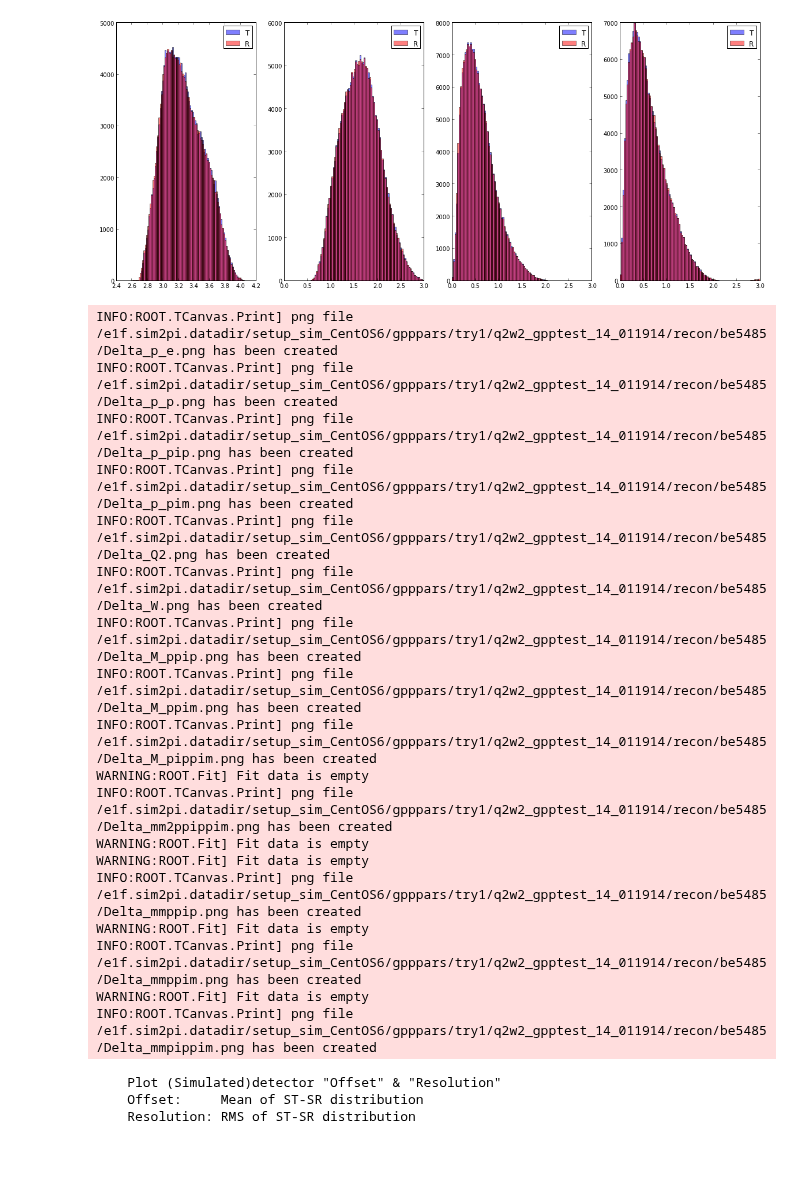
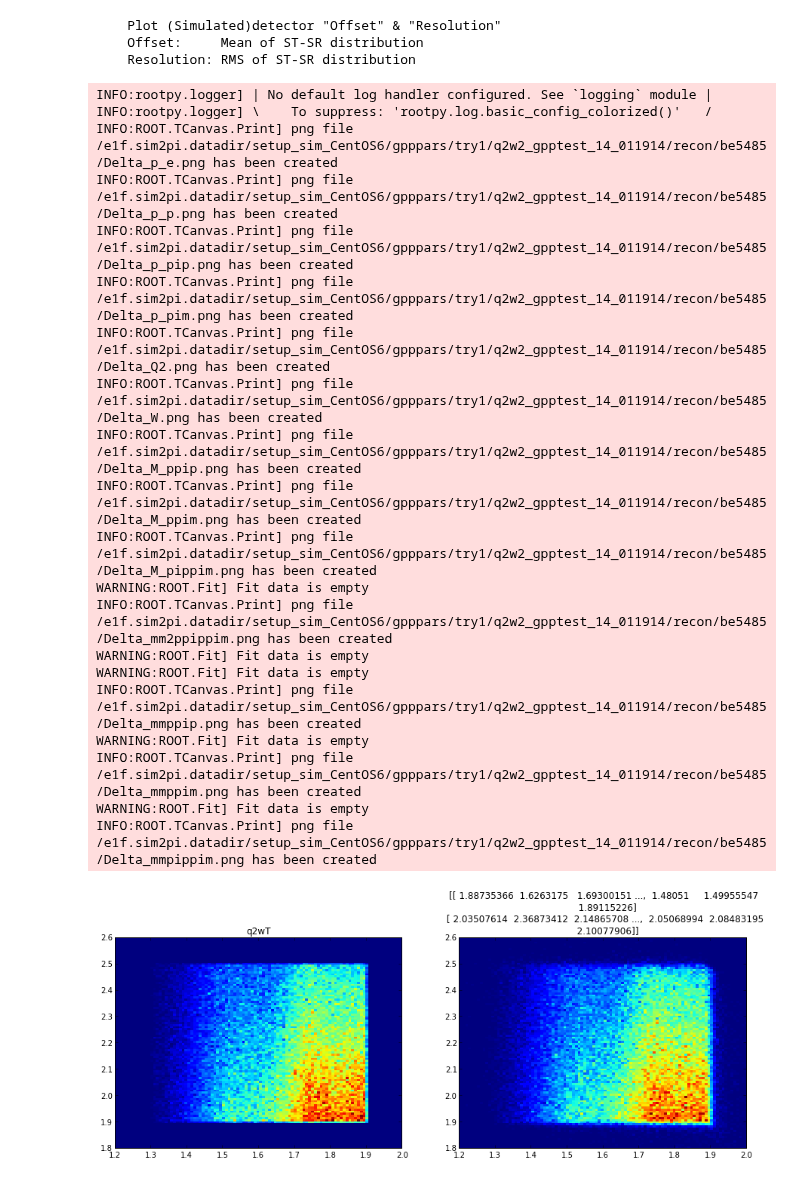
Before and after one commit to arjun-trivedi/ana2pi, a Jupyter notebook: scripts/python/nb-study_E1F_Simulation-beR-5485.ipynb, the cells around one changed output. Drawn from its saved outputs; the diff is of its cells as text; code cells hidden in the pictures.

```diff
--- a/scripts/python/nb-study_E1F_Simulation-beR-5485.ipynb
+++ b/scripts/python/nb-study_E1F_Simulation-beR-5485.ipynb
@@ -2,7 +2,7 @@
 import study_simdet_tools as sdt
 sdt.load_data(5485)
 sdt.plot_q2w()
-sdt.plot_kinematics()
+#sdt.plot_kinematics()
 means,sgmas=sdt.get_detector_resolution_and_offset()
 # %% [output]
         Load data
@@ -17,25 +12,27 @@ means,sgmas=sdt.get_detector_resolution_and_offset()
-[figure, removed]
-INFO:ROOT.TCanvas.Print] png file /e1f.sim2pi.datadir/setup_sim_CentOS6/gpppars/try1/q2w2_gpptest_14_011914/recon/be5485/Delta_p_e.png has been created
-INFO:ROOT.TCanvas.Print] png file /e1f.sim2pi.datadir/setup_sim_CentOS6/gpppars/try1/q2w2_gpptest_14_011914/recon/be5485/Delta_p_p.png has been created
-INFO:ROOT.TCanvas.Print] png file /e1f.sim2pi.datadir/setup_sim_CentOS6/gpppars/try1/q2w2_gpptest_14_011914/recon/be5485/Delta_p_pip.png has been created
-INFO:ROOT.TCanvas.Print] png file /e1f.sim2pi.datadir/setup_sim_CentOS6/gpppars/try1/q2w2_gpptest_14_011914/recon/be5485/Delta_p_pim.png has been created
-INFO:ROOT.TCanvas.Print] png file /e1f.sim2pi.datadir/setup_sim_CentOS6/gpppars/try1/q2w2_gpptest_14_011914/recon/be5485/Delta_Q2.png has been created
-INFO:ROOT.TCanvas.Print] png file /e1f.sim2pi.datadir/setup_sim_CentOS6/gpppars/try1/q2w2_gpptest_14_011914/recon/be5485/Delta_W.png has been created
-INFO:ROOT.TCanvas.Print] png file /e1f.sim2pi.datadir/setup_sim_CentOS6/gpppars/try1/q2w2_gpptest_14_011914/recon/be5485/Delta_M_ppip.png has been created
-INFO:ROOT.TCanvas.Print] png file /e1f.sim2pi.datadir/setup_sim_CentOS6/gpppars/try1/q2w2_gpptest_14_011914/recon/be5485/Delta_M_ppim.png has been created
-INFO:ROOT.TCanvas.Print] png file /e1f.sim2pi.datadir/setup_sim_CentOS6/gpppars/try1/q2w2_gpptest_14_011914/recon/be5485/Delta_M_pippim.png has been created
-WARNING:ROOT.Fit] Fit data is empty
-INFO:ROOT.TCanvas.Print] png file /e1f.sim2pi.datadir/setup_sim_CentOS6/gpppars/try1/q2w2_gpptest_14_011914/recon/be5485/Delta_mm2ppippim.png has been created
-WARNING:ROOT.Fit] Fit data is empty
-WARNING:ROOT.Fit] Fit data is empty
-INFO:ROOT.TCanvas.Print] png file /e1f.sim2pi.datadir/setup_sim_CentOS6/gpppars/try1/q2w2_gpptest_14_011914/recon/be5485/Delta_mmppip.png has been created
-WARNING:ROOT.Fit] Fit data is empty
-INFO:ROOT.TCanvas.Print] png file /e1f.sim2pi.datadir/setup_sim_CentOS6/gpppars/try1/q2w2_gpptest_14_011914/recon/be5485/Delta_mmppim.png has been created
-WARNING:ROOT.Fit] Fit data is empty
-INFO:ROOT.TCanvas.Print] png file /e1f.sim2pi.datadir/setup_sim_CentOS6/gpppars/try1/q2w2_gpptest_14_011914/recon/be5485/Delta_mmpippim.png has been created
+    Plot (Simulated)detector "Offset" & "Resolution"
+    Offset:     Mean of ST-SR distribution
+    Resolution: RMS of ST-SR distribution
-    Plot (Simulated)detector "Offset" & "Resolution"
-    Offset:     Mean of ST-SR distribution
-    Resolution: RMS of ST-SR distribution
+INFO:rootpy.logger] | No default log handler configured. See `logging` module |
+INFO:rootpy.logger] \    To suppress: 'rootpy.log.basic_config_colorized()'   /
+INFO:ROOT.TCanvas.Print] png file /e1f.sim2pi.datadir/setup_sim_CentOS6/gpppars/try1/q2w2_gpptest_14_011914/recon/be5485/Delta_p_e.png has been created
+INFO:ROOT.TCanvas.Print] png file /e1f.sim2pi.datadir/setup_sim_CentOS6/gpppars/try1/q2w2_gpptest_14_011914/recon/be5485/Delta_p_p.png has been created
+INFO:ROOT.TCanvas.Print] png file /e1f.sim2pi.datadir/setup_sim_CentOS6/gpppars/try1/q2w2_gpptest_14_011914/recon/be5485/Delta_p_pip.png has been created
+INFO:ROOT.TCanvas.Print] png file /e1f.sim2pi.datadir/setup_sim_CentOS6/gpppars/try1/q2w2_gpptest_14_011914/recon/be5485/Delta_p_pim.png has been created
+INFO:ROOT.TCanvas.Print] png file /e1f.sim2pi.datadir/setup_sim_CentOS6/gpppars/try1/q2w2_gpptest_14_011914/recon/be5485/Delta_Q2.png has been created
+INFO:ROOT.TCanvas.Print] png file /e1f.sim2pi.datadir/setup_sim_CentOS6/gpppars/try1/q2w2_gpptest_14_011914/recon/be5485/Delta_W.png has been created
+INFO:ROOT.TCanvas.Print] png file /e1f.sim2pi.datadir/setup_sim_CentOS6/gpppars/try1/q2w2_gpptest_14_011914/recon/be5485/Delta_M_ppip.png has been created
+INFO:ROOT.TCanvas.Print] png file /e1f.sim2pi.datadir/setup_sim_CentOS6/gpppars/try1/q2w2_gpptest_14_011914/recon/be5485/Delta_M_ppim.png has been created
+INFO:ROOT.TCanvas.Print] png file /e1f.sim2pi.datadir/setup_sim_CentOS6/gpppars/try1/q2w2_gpptest_14_011914/recon/be5485/Delta_M_pippim.png has been created
+WARNING:ROOT.Fit] Fit data is empty
+INFO:ROOT.TCanvas.Print] png file /e1f.sim2pi.datadir/setup_sim_CentOS6/gpppars/try1/q2w2_gpptest_14_011914/recon/be5485/Delta_mm2ppippim.png has been created
+WARNING:ROOT.Fit] Fit data is empty
+WARNING:ROOT.Fit] Fit data is empty
+INFO:ROOT.TCanvas.Print] png file /e1f.sim2pi.datadir/setup_sim_CentOS6/gpppars/try1/q2w2_gpptest_14_011914/recon/be5485/Delta_mmppip.png has been created
+WARNING:ROOT.Fit] Fit data is empty
+INFO:ROOT.TCanvas.Print] png file /e1f.sim2pi.datadir/setup_sim_CentOS6/gpppars/try1/q2w2_gpptest_14_011914/recon/be5485/Delta_mmppim.png has been created
+WARNING:ROOT.Fit] Fit data is empty
+INFO:ROOT.TCanvas.Print] png file /e1f.sim2pi.datadir/setup_sim_CentOS6/gpppars/try1/q2w2_gpptest_14_011914/recon/be5485/Delta_mmpippim.png has been created
+[figure, new version]
 # %%
 reload(sdt)
 sdt.plot_detector_resolution_and_offset(means,sgmas)
```
Also changed, not shown: parts of 2 cells of this notebook, 3 other files.
